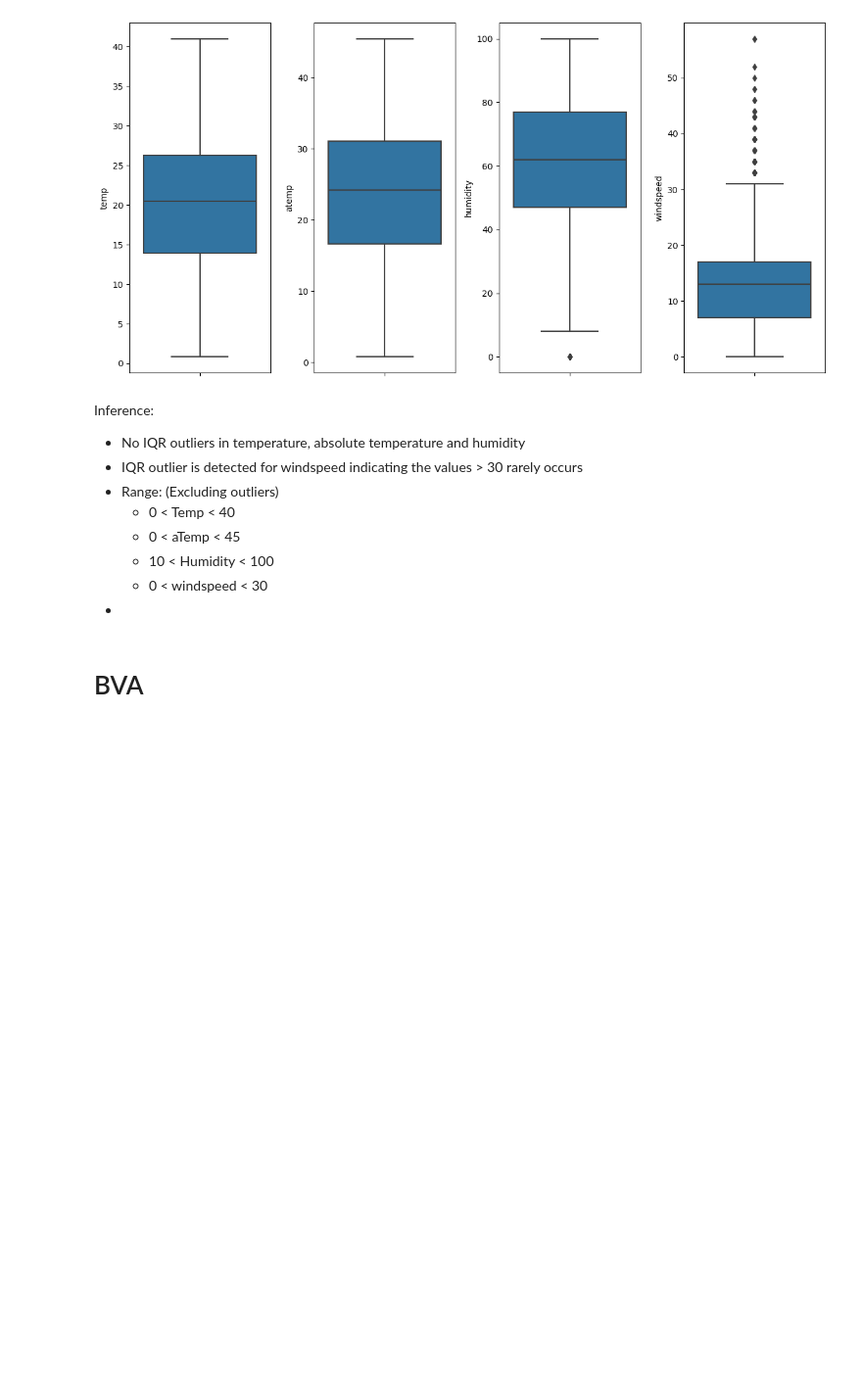
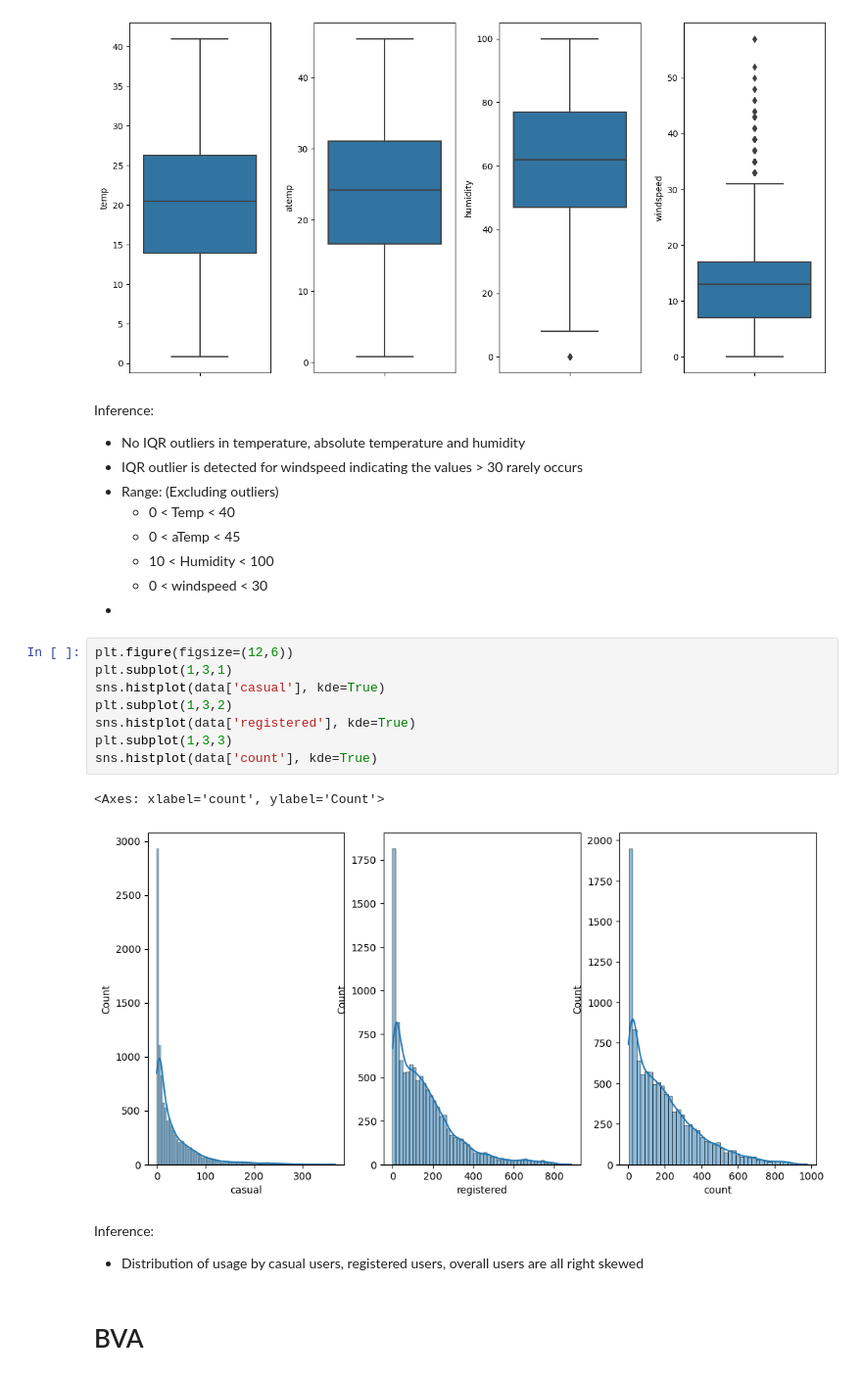
Before and after one commit to muthuganeshece/Business-Case-Study, a Jupyter notebook: Yulu/Notebook/Yulu_HypothesisTesting.ipynb, the cells around one changed output. Shown at 98% size. Saved outputs shown, nothing was run; the diff lists cells and outputs as text; blank space fills up the shorter version.

```diff
--- a/Yulu/Notebook/Yulu_HypothesisTesting.ipynb
+++ b/Yulu/Notebook/Yulu_HypothesisTesting.ipynb
@@ -174,6 +189,20 @@ Inference:
     - 10 < Humidity < 100
     - 0 < windspeed < 30
 -
+# %%
+plt.figure(figsize=(12,6))
+plt.subplot(1,3,1)
+sns.histplot(data['casual'], kde=True)
+plt.subplot(1,3,2)
+sns.histplot(data['registered'], kde=True)
+plt.subplot(1,3,3)
+sns.histplot(data['count'], kde=True)
+# %% [output]
+<Axes: xlabel='count', ylabel='Count'>
+[figure, added]
+# %% [markdown]
+Inference:
+- Distribution of usage by casual users, registered users, overall users are all right skewed
 # %% [markdown]
 # BVA
 # %%
```
Also changed, not shown: parts of 26 cells of this notebook.
